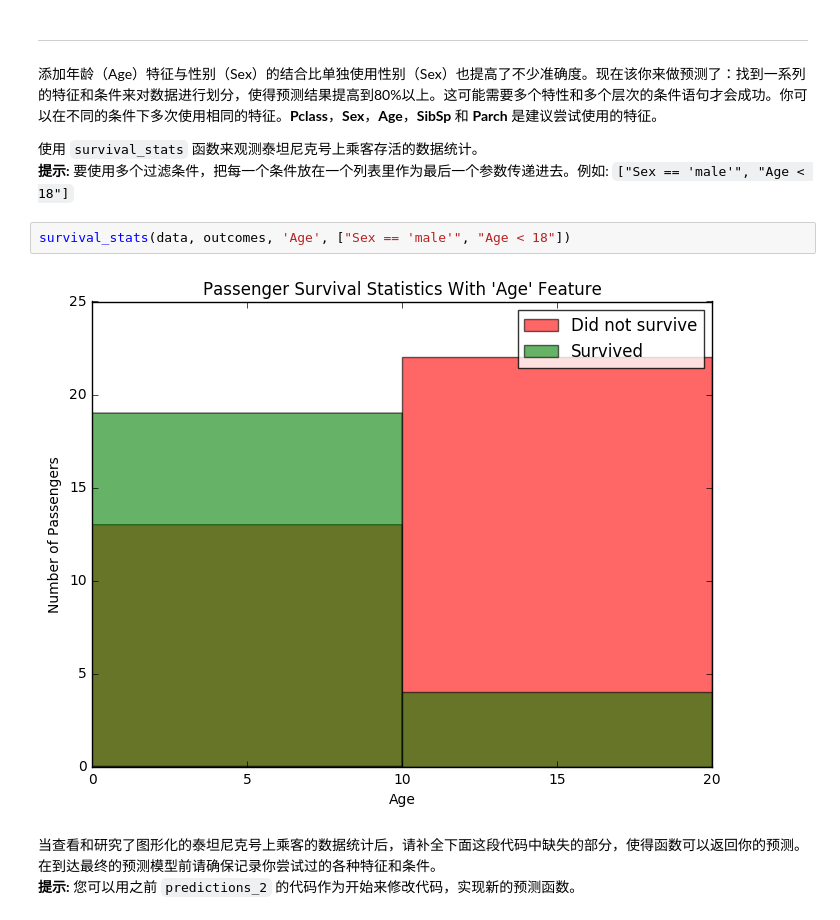
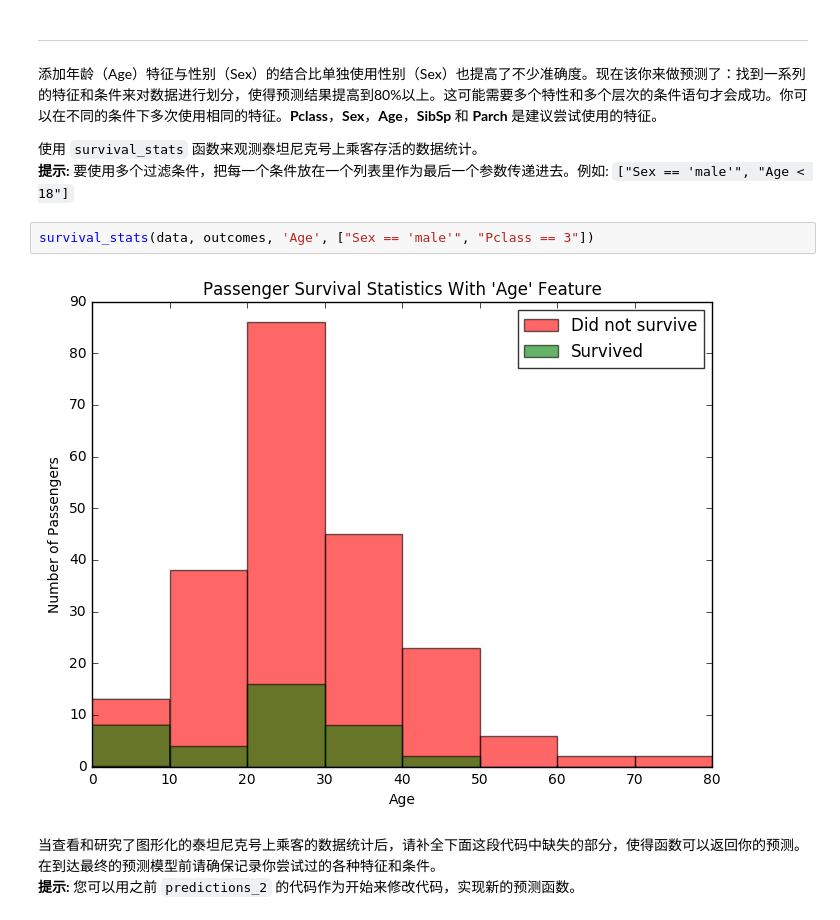
Before and after one commit to InfinityReder/machine-learning, a Jupyter notebook: projects/titanic_survival_exploration/titanic_survival_exploration.ipynb, the cells around one changed output. Cells and saved outputs as stored; diff of their text form.

```diff
--- a/projects/titanic_survival_exploration/titanic_survival_exploration.ipynb
+++ b/projects/titanic_survival_exploration/titanic_survival_exploration.ipynb
@@ -248,9 +248,9 @@ Predictions have an accuracy of 79.35%.
 使用 `survival_stats` 函数来观测泰坦尼克号上乘客存活的数据统计。
 **提示:** 要使用多个过滤条件，把每一个条件放在一个列表里作为最后一个参数传递进去。例如: `["Sex == 'male'", "Age < 18"]`
 # %%
-survival_stats(data, outcomes, 'Age', ["Sex == 'male'", "Age < 18"])
+survival_stats(data, outcomes, 'Age', ["Sex == 'male'", "Pclass == 3"])
 # %% [output]
-[figure, old version]
+[figure, new version]
 # %% [markdown]
 当查看和研究了图形化的泰坦尼克号上乘客的数据统计后，请补全下面这段代码中缺失的部分，使得函数可以返回你的预测。
 在到达最终的预测模型前请确保记录你尝试过的各种特征和条件。
```
Also changed, not shown: parts of 14 cells of this notebook.
